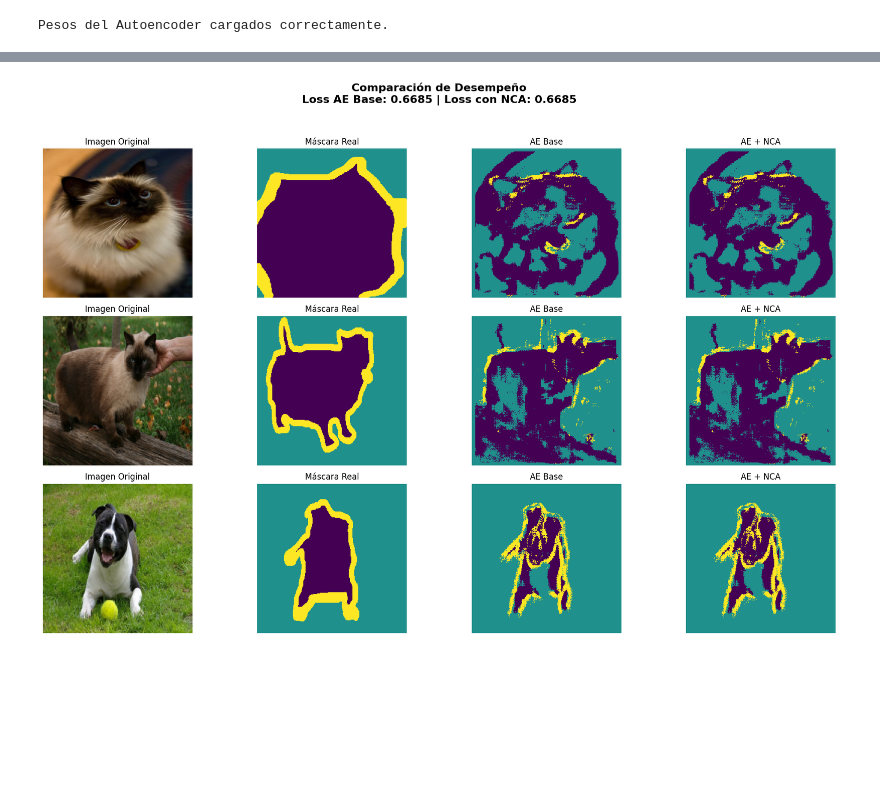
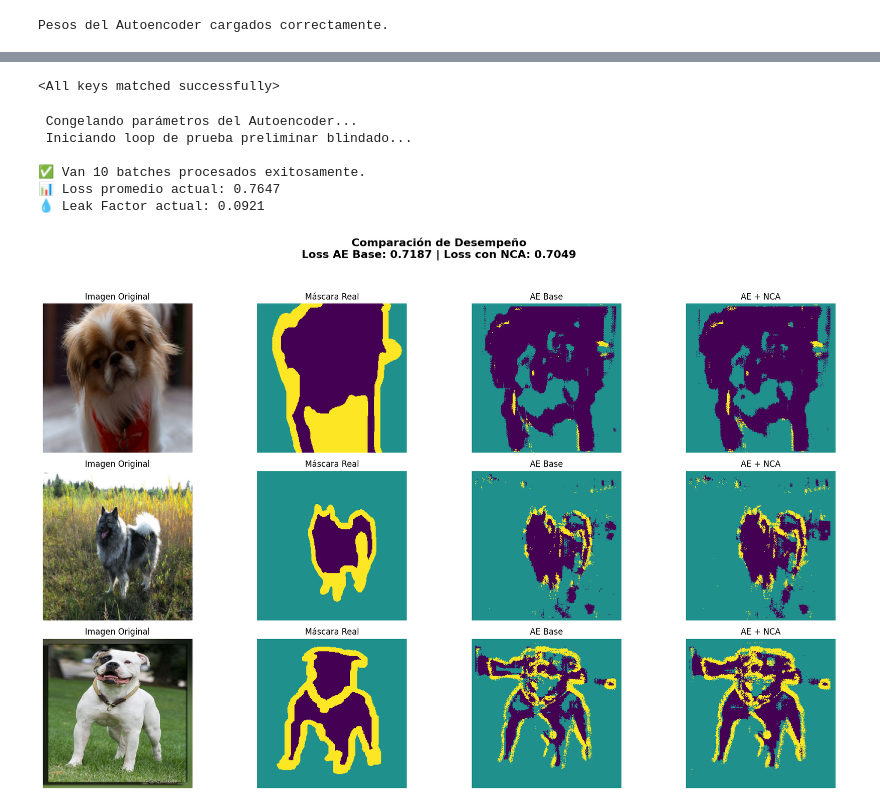
Before and after one commit to FernanSali/Meta-NCA-latente-para-segmentacion-imagenes, a Jupyter notebook: dataprocessing.ipynb, the cells around one changed output, grey strips where cells are left out. Drawn from its saved outputs; the diff is of its cells as text; code cells hidden in the pictures; blank space fills up the shorter version.

```diff
--- a/dataprocessing.ipynb
+++ b/dataprocessing.ipynb
@@ -418,0 +84,4 @@ torch.save(nca_entero.state_dict(), "meta_nca1.pth")
+# %%
+nca_entero.load_state_dict(torch.load("meta_nca2.pth"))
+# %% [output]
+<All keys matched successfully>
@@ -419,4 +90,13 @@ torch.save(nca_entero.state_dict(), "meta_nca1.pth")
+# %%
+train_metanca(nca_entero, dog_train_loader, epochs=1, device=device)
+# %% [output]
+ Congelando parámetros del Autoencoder...
+ Iniciando loop de prueba preliminar blindado...
+
+✅ Van 10 batches procesados exitosamente.
+📊 Loss promedio actual: 0.7647
+💧 Leak Factor actual: 0.0921
 # %%
-comparar_modelos(nca_entero.ae, ae_test, test_loader, device, num_images=3)
+comparar_modelos(nca_entero.ae, nca_entero, dog_test_loader, device, num_images=3)
 # %% [output]
-[figure, old version]
+[figure, new version]
```
Also changed, not shown: parts of 16 cells of this notebook.
